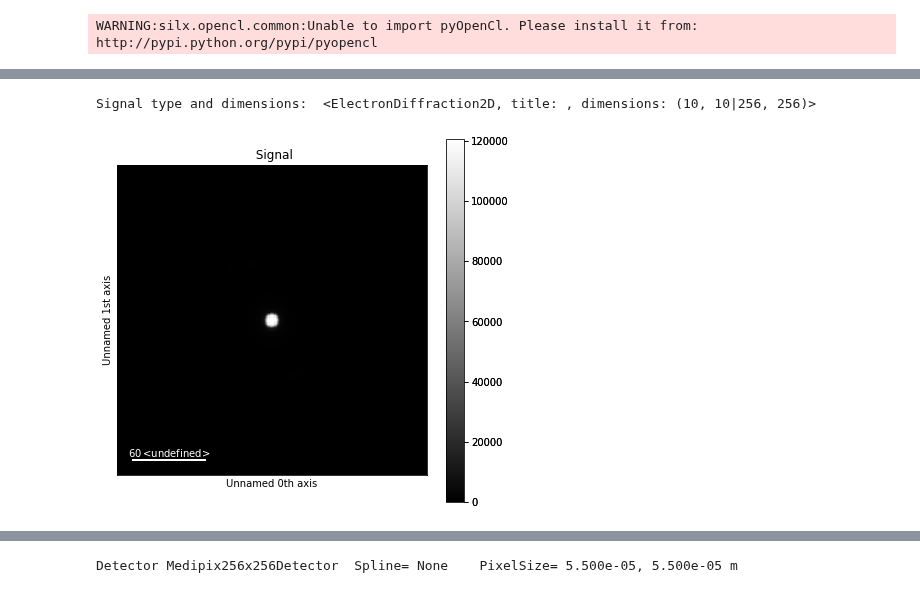
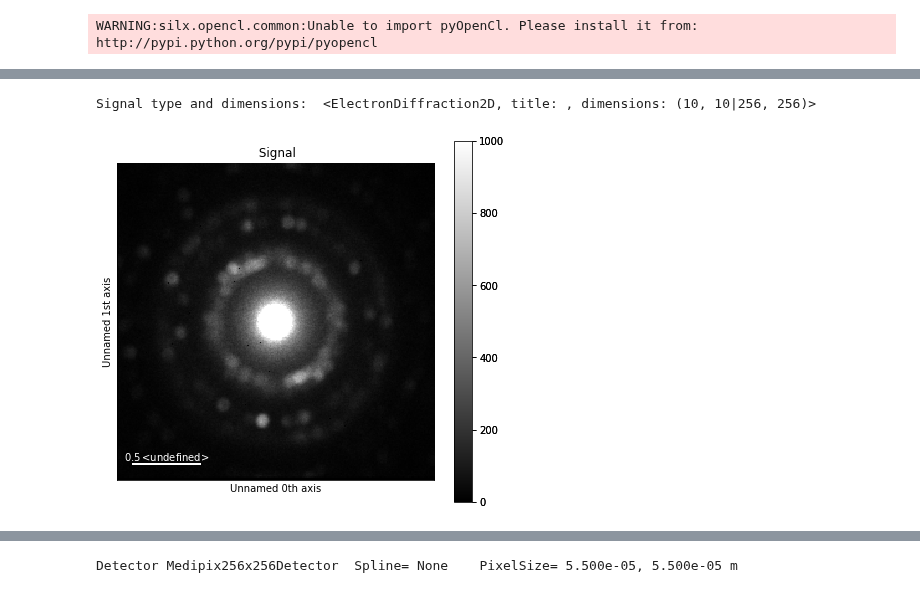
Before and after one commit to pyxem/pyxem-demos, a Jupyter notebook: 07 Azimuthal Integration Using pyFAI Detector.ipynb, the cells around one changed output, grey strips where cells are left out. Drawn from its saved outputs; the diff is of its cells as text; code cells hidden in the pictures.

```diff
--- a/07 Azimuthal Integration Using pyFAI Detector.ipynb
+++ b/07 Azimuthal Integration Using pyFAI Detector.ipynb
@@ -63,0 +63,5 @@ Check the data size and type.  It is also a good idea to look at your data as we
+# %%
+calib = 0.009197
+dp.diffraction_calibration=calib
+dp.scan_calibration= 5
+dp.axes_manager
@@ -64,7 +76,7 @@ Check the data size and type.  It is also a good idea to look at your data as we
 # %%
 print("Signal type and dimensions: ", dp)
-dp.inav[1,1].plot()
+dp.inav[1,1].plot(vmax=1000)
 plt.show()
 # %% [output]
 Signal type and dimensions:  <ElectronDiffraction2D, title: , dimensions: (10, 10|256, 256)>
-[figure, old version]
+[figure, new version]
```
Also changed, not shown: parts of 34 cells of this notebook, 1 other file.
